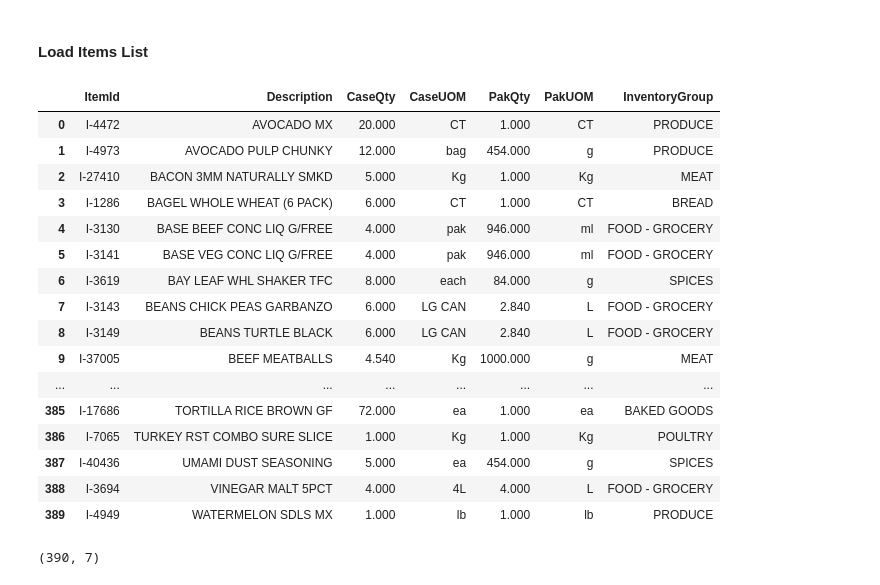
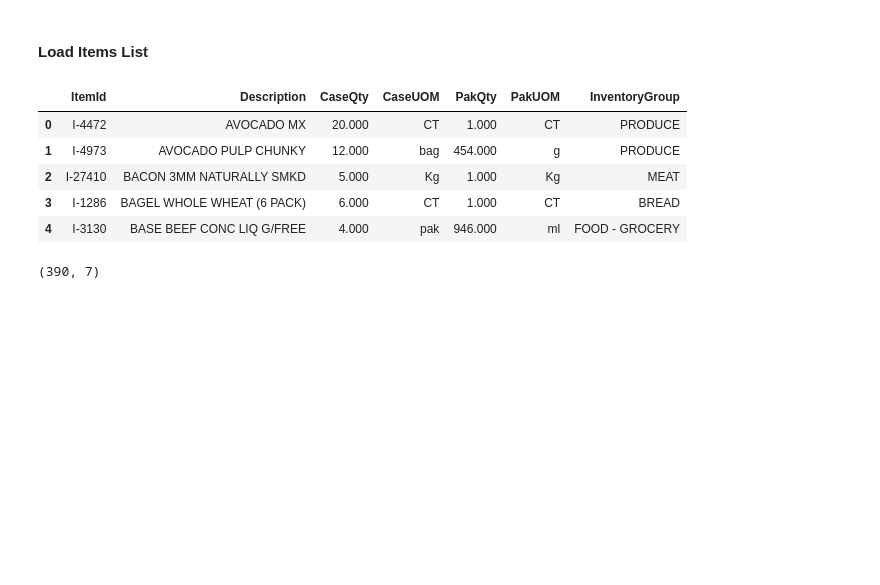
Before and after one commit to silviaaaaaaa/cffs-label, a Jupyter notebook: data analysis/ingre_analysis.ipynb, the cells around one changed output. Cells and saved outputs as stored; diff of their text form; code cells hidden in the pictures; blank space fills up the shorter version.

```diff
--- a/data analysis/ingre_analysis.ipynb
+++ b/data analysis/ingre_analysis.ipynb
@@ -98,25 +98,14 @@ Items = pd.DataFrame({'ItemId': ItemId, 'Description': Description, 'CaseQty': C
 
 Items.reset_index(drop=True, inplace=True)
 # %%
-Items
+Items.head()
 # %% [output]
 |  | ItemId | Description | CaseQty | CaseUOM | PakQty | PakUOM | InventoryGroup |
 | 0 | I-4472 | AVOCADO MX | 20.000 | CT | 1.000 | CT | PRODUCE |
 | 1 | I-4973 | AVOCADO PULP CHUNKY | 12.000 | bag | 454.000 | g | PRODUCE |
 | 2 | I-27410 | BACON 3MM NATURALLY SMKD | 5.000 | Kg | 1.000 | Kg | MEAT |
 | 3 | I-1286 | BAGEL WHOLE WHEAT (6 PACK) | 6.000 | CT | 1.000 | CT | BREAD |
 | 4 | I-3130 | BASE BEEF CONC LIQ G/FREE | 4.000 | pak | 946.000 | ml | FOOD - GROCERY |
-| 5 | I-3141 | BASE VEG CONC LIQ G/FREE | 4.000 | pak | 946.000 | ml | FOOD - GROCERY |
-| 6 | I-3619 | BAY LEAF WHL SHAKER TFC | 8.000 | each | 84.000 | g | SPICES |
-| 7 | I-3143 | BEANS CHICK PEAS GARBANZO | 6.000 | LG CAN | 2.840 | L | FOOD - GROCERY |
-| 8 | I-3149 | BEANS TURTLE BLACK | 6.000 | LG CAN | 2.840 | L | FOOD - GROCERY |
-| 9 | I-37005 | BEEF MEATBALLS | 4.540 | Kg | 1000.000 | g | MEAT |
-| ... | ... | ... | ... | ... | ... | ... | ... |
-| 385 | I-17686 | TORTILLA RICE BROWN GF | 72.000 | ea | 1.000 | ea | BAKED GOODS |
-| 386 | I-7065 | TURKEY RST COMBO SURE SLICE | 1.000 | Kg | 1.000 | Kg | POULTRY |
-| 387 | I-40436 | UMAMI DUST SEASONING | 5.000 | ea | 454.000 | g | SPICES |
-| 388 | I-3694 | VINEGAR MALT 5PCT | 4.000 | 4L | 4.000 | L | FOOD - GROCERY |
-| 389 | I-4949 | WATERMELON SDLS MX | 1.000 | lb | 1.000 | lb | PRODUCE |
 # %%
 Items.shape
 # %% [output]
```
Also changed, not shown: parts of 15 cells of this notebook.
